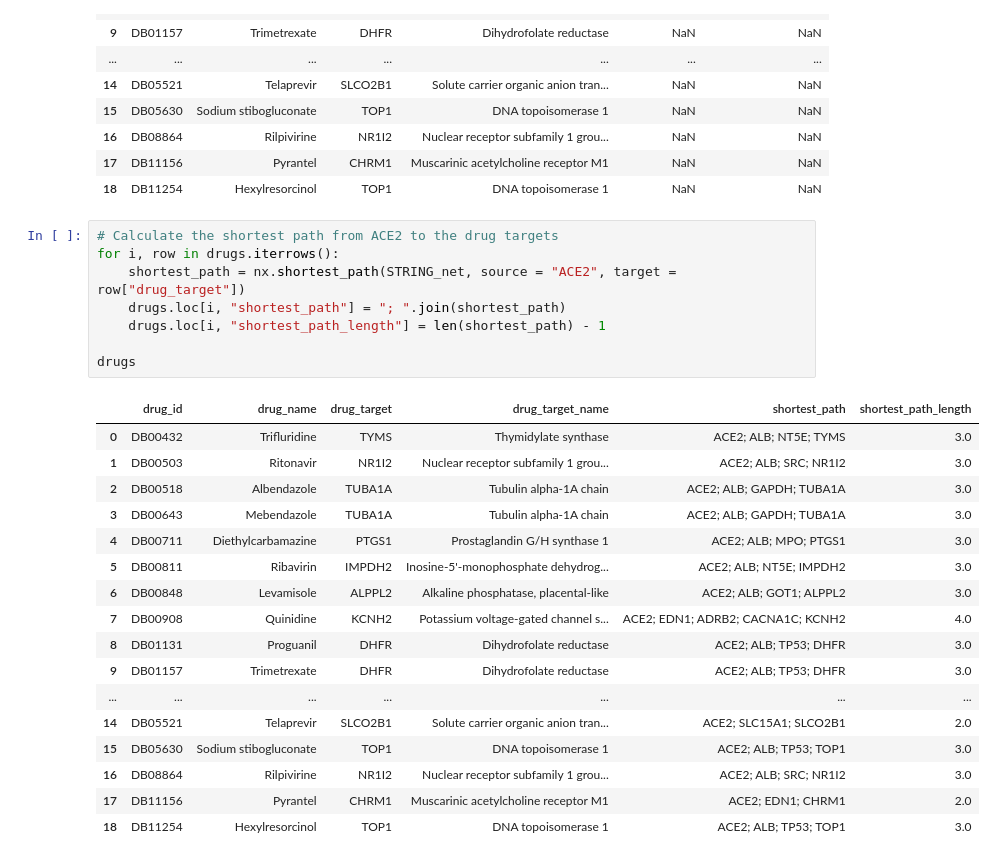
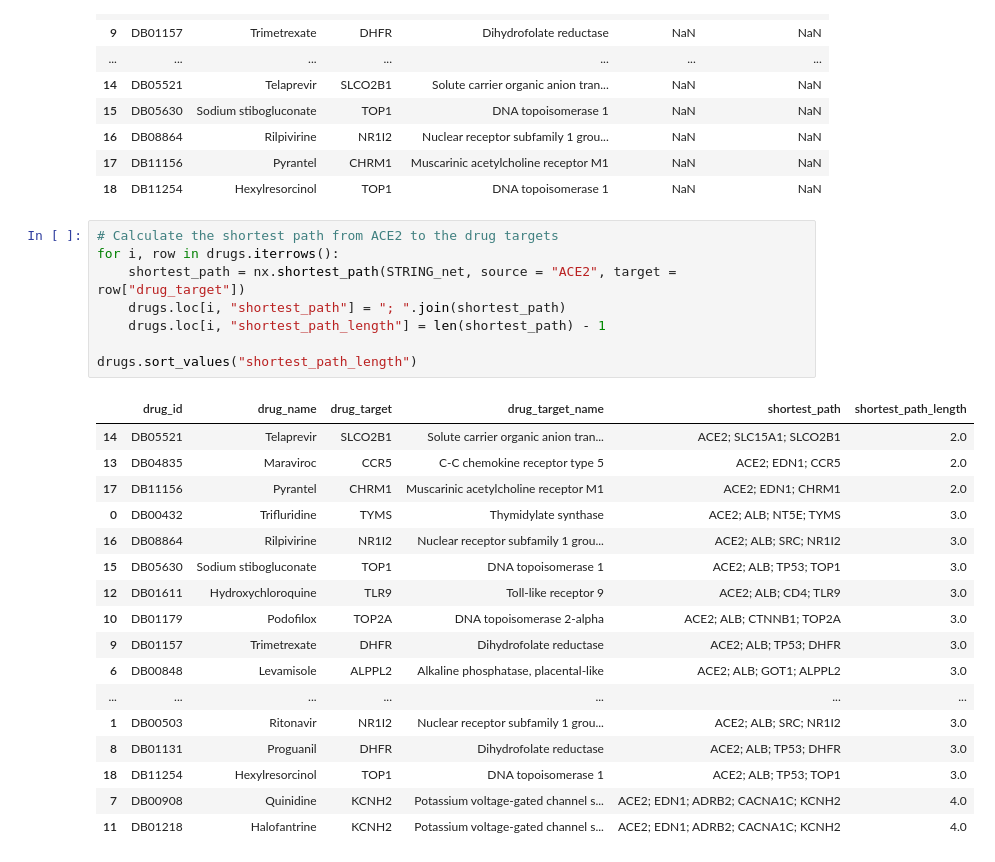
Before and after one commit to UEFBiomedicalInformaticsLab/NetBio_Summer_2023, a Jupyter notebook: Exercise_1_solutions.ipynb, the cells around one changed output. Cells and saved outputs as stored; diff of their text form.

```diff
--- a/Exercise_1_solutions.ipynb
+++ b/Exercise_1_solutions.ipynb
@@ -276,29 +276,29 @@ drugs
 # %%
 # Calculate the shortest path from ACE2 to the drug targets
 for i, row in drugs.iterrows():
     shortest_path = nx.shortest_path(STRING_net, source = "ACE2", target = row["drug_target"])
     drugs.loc[i, "shortest_path"] = "; ".join(shortest_path)
     drugs.loc[i, "shortest_path_length"] = len(shortest_path) - 1
 
-drugs
+drugs.sort_values("shortest_path_length")
 # %% [output]
 |  | drug_id | drug_name | drug_target | drug_target_name | shortest_path | shortest_path_length |
+| 14 | DB05521 | Telaprevir | SLCO2B1 | Solute carrier organic anion tran... | ACE2; SLC15A1; SLCO2B1 | 2.0 |
+| 13 | DB04835 | Maraviroc | CCR5 | C-C chemokine receptor type 5 | ACE2; EDN1; CCR5 | 2.0 |
+| 17 | DB11156 | Pyrantel | CHRM1 | Muscarinic acetylcholine receptor M1 | ACE2; EDN1; CHRM1 | 2.0 |
 | 0 | DB00432 | Trifluridine | TYMS | Thymidylate synthase | ACE2; ALB; NT5E; TYMS | 3.0 |
+| 16 | DB08864 | Rilpivirine | NR1I2 | Nuclear receptor subfamily 1 grou... | ACE2; ALB; SRC; NR1I2 | 3.0 |
+| 15 | DB05630 | Sodium stibogluconate | TOP1 | DNA topoisomerase 1 | ACE2; ALB; TP53; TOP1 | 3.0 |
+| 12 | DB01611 | Hydroxychloroquine | TLR9 | Toll-like receptor 9 | ACE2; ALB; CD4; TLR9 | 3.0 |
+| 10 | DB01179 | Podofilox | TOP2A | DNA topoisomerase 2-alpha | ACE2; ALB; CTNNB1; TOP2A | 3.0 |
+| 9 | DB01157 | Trimetrexate | DHFR | Dihydrofolate reductase | ACE2; ALB; TP53; DHFR | 3.0 |
+| 6 | DB00848 | Levamisole | ALPPL2 | Alkaline phosphatase, placental-like | ACE2; ALB; GOT1; ALPPL2 | 3.0 |
+| ... | ... | ... | ... | ... | ... | ... |
 | 1 | DB00503 | Ritonavir | NR1I2 | Nuclear receptor subfamily 1 grou... | ACE2; ALB; SRC; NR1I2 | 3.0 |
-| 2 | DB00518 | Albendazole | TUBA1A | Tubulin alpha-1A chain | ACE2; ALB; GAPDH; TUBA1A | 3.0 |
-| 3 | DB00643 | Mebendazole | TUBA1A | Tubulin alpha-1A chain | ACE2; ALB; GAPDH; TUBA1A | 3.0 |
-| 4 | DB00711 | Diethylcarbamazine | PTGS1 | Prostaglandin G/H synthase 1 | ACE2; ALB; MPO; PTGS1 | 3.0 |
-| 5 | DB00811 | Ribavirin | IMPDH2 | Inosine-5'-monophosphate dehydrog... | ACE2; ALB; NT5E; IMPDH2 | 3.0 |
-| 6 | DB00848 | Levamisole | ALPPL2 | Alkaline phosphatase, placental-like | ACE2; ALB; GOT1; ALPPL2 | 3.0 |
+| 8 | DB01131 | Proguanil | DHFR | Dihydrofolate reductase | ACE2; ALB; TP53; DHFR | 3.0 |
+| 18 | DB11254 | Hexylresorcinol | TOP1 | DNA topoisomerase 1 | ACE2; ALB; TP53; TOP1 | 3.0 |
 | 7 | DB00908 | Quinidine | KCNH2 | Potassium voltage-gated channel s... | ACE2; EDN1; ADRB2; CACNA1C; KCNH2 | 4.0 |
-| 8 | DB01131 | Proguanil | DHFR | Dihydrofolate reductase | ACE2; ALB; TP53; DHFR | 3.0 |
-| 9 | DB01157 | Trimetrexate | DHFR | Dihydrofolate reductase | ACE2; ALB; TP53; DHFR | 3.0 |
-| ... | ... | ... | ... | ... | ... | ... |
-| 14 | DB05521 | Telaprevir | SLCO2B1 | Solute carrier organic anion tran... | ACE2; SLC15A1; SLCO2B1 | 2.0 |
-| 15 | DB05630 | Sodium stibogluconate | TOP1 | DNA topoisomerase 1 | ACE2; ALB; TP53; TOP1 | 3.0 |
-| 16 | DB08864 | Rilpivirine | NR1I2 | Nuclear receptor subfamily 1 grou... | ACE2; ALB; SRC; NR1I2 | 3.0 |
-| 17 | DB11156 | Pyrantel | CHRM1 | Muscarinic acetylcholine receptor M1 | ACE2; EDN1; CHRM1 | 2.0 |
-| 18 | DB11254 | Hexylresorcinol | TOP1 | DNA topoisomerase 1 | ACE2; ALB; TP53; TOP1 | 3.0 |
+| 11 | DB01218 | Halofantrine | KCNH2 | Potassium voltage-gated channel s... | ACE2; EDN1; ADRB2; CACNA1C; KCNH2 | 4.0 |
 # %% [markdown]
 <a style='text-decoration:none;line-height:16px;display:flex;color:#5B5B62;padding:10px;justify-content:end;' href='https://deepnote.com?utm_source=created-in-deepnote-cell&projectId=567e54c1-8e1f-4560-8621-8b304ec1f642' target="_blank">
 <img alt='Created in deepnote.com' style='display:inline;max-height:16px;margin:0px;margin-right:7.5px;' src='embedded-picture-1' > </img>
```
Also changed, not shown: parts of 1 cell of this notebook, 26 other files.
